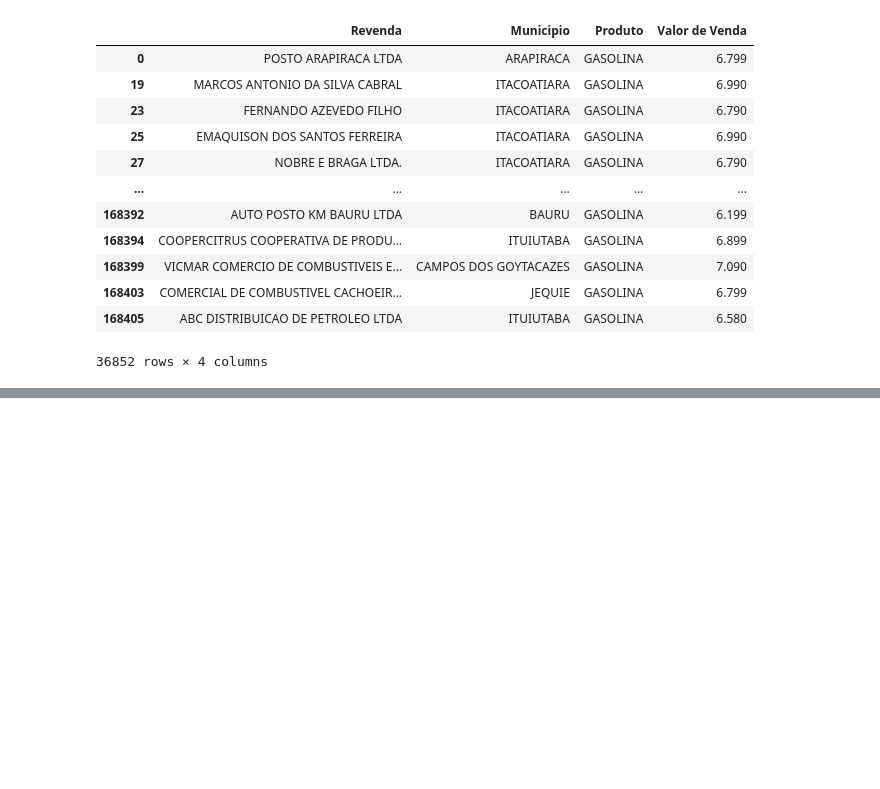
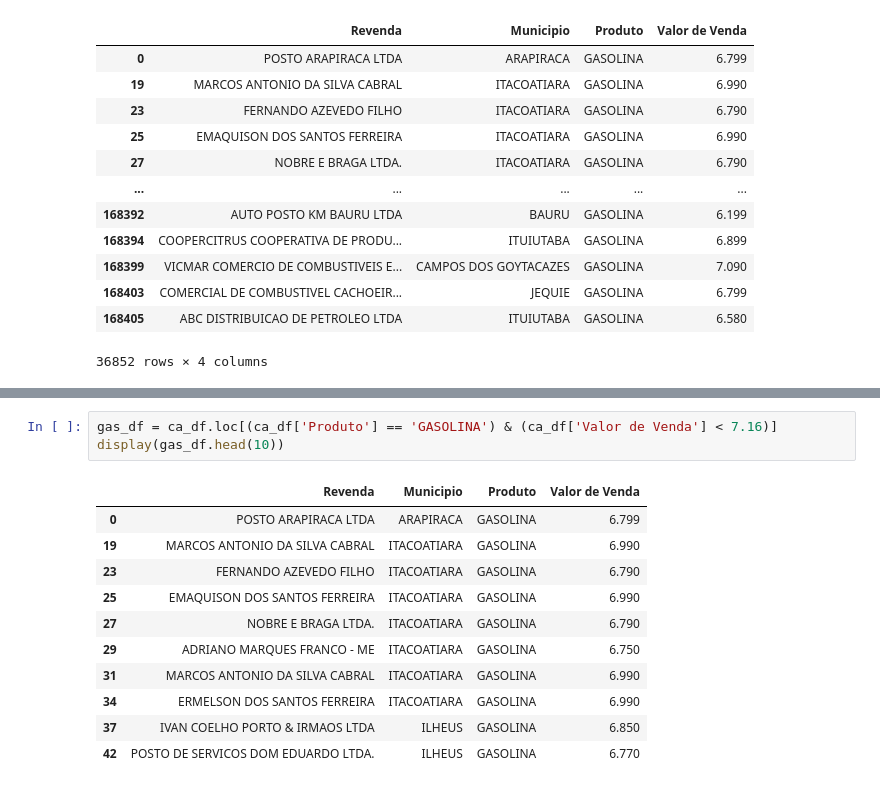
Before and after one commit to MatheusBruno/CursoDeExtensaoAnimeUniRitter, a Jupyter notebook: Panda.ipynb, the cells around one changed output, grey strips where cells are left out. Drawn from its saved outputs; the diff is of its cells as text; blank space fills up the shorter version.

```diff
--- a/Panda.ipynb
+++ b/Panda.ipynb
@@ -94,0 +112,15 @@ display(gas_df)
+# %%
+gas_df = ca_df.loc[(ca_df['Produto'] == 'GASOLINA') & (ca_df['Valor de Venda'] < 7.16)]
+display(gas_df.head(10))
+# %% [output]
+|  | Revenda | Municipio | Produto | Valor de Venda |
+| 0 | POSTO ARAPIRACA LTDA | ARAPIRACA | GASOLINA | 6.799 |
+| 19 | MARCOS ANTONIO DA SILVA CABRAL | ITACOATIARA | GASOLINA | 6.990 |
+| 23 | FERNANDO AZEVEDO FILHO | ITACOATIARA | GASOLINA | 6.790 |
+| 25 | EMAQUISON DOS SANTOS FERREIRA | ITACOATIARA | GASOLINA | 6.990 |
+| 27 | NOBRE E BRAGA LTDA. | ITACOATIARA | GASOLINA | 6.790 |
+| 29 | ADRIANO MARQUES FRANCO - ME | ITACOATIARA | GASOLINA | 6.750 |
+| 31 | MARCOS ANTONIO DA SILVA CABRAL | ITACOATIARA | GASOLINA | 6.990 |
+| 34 | ERMELSON DOS SANTOS FERREIRA | ITACOATIARA | GASOLINA | 6.990 |
+| 37 | IVAN COELHO PORTO & IRMAOS LTDA | ILHEUS | GASOLINA | 6.850 |
+| 42 | POSTO DE SERVICOS DOM EDUARDO LTDA. | ILHEUS | GASOLINA | 6.770 |
```
Also changed, not shown: parts of 1 cell of this notebook.
